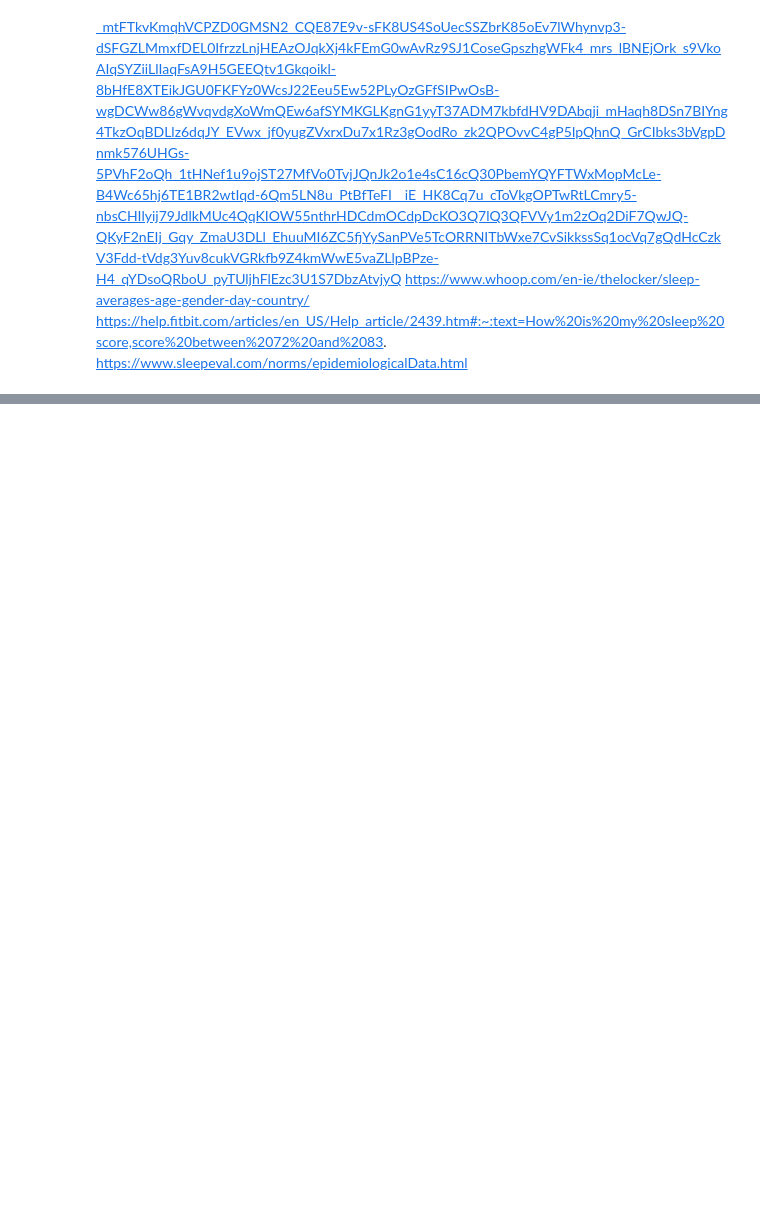
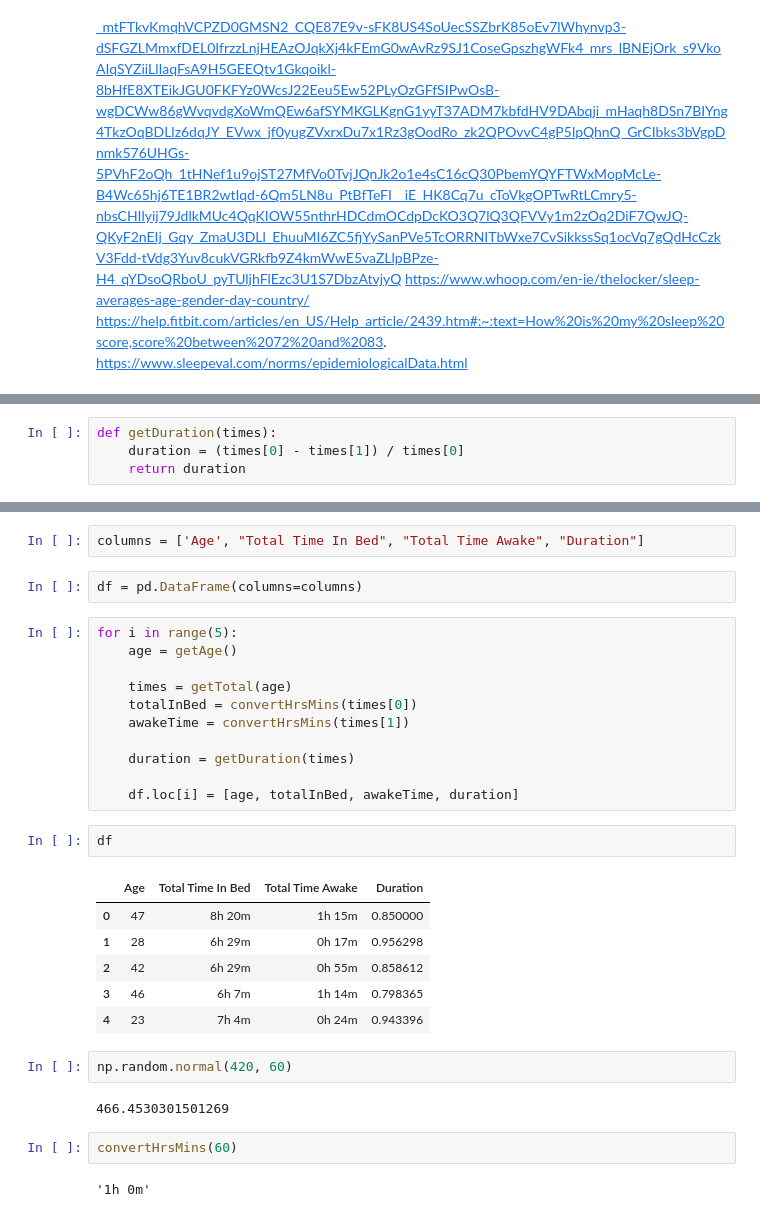
Before and after one commit to ShaneOG2/ProgrammingForDAp1, a Jupyter notebook: Simulation Notebook.ipynb, the cells around one changed output, grey strips where cells are left out. Saved outputs shown, nothing was run; the diff lists cells and outputs as text; blank space fills up the shorter version.

```diff
--- a/Simulation Notebook.ipynb
+++ b/Simulation Notebook.ipynb
@@ -209,0 +287,4 @@ https://www.sleepeval.com/norms/epidemiologicalData.html
+# %%
+def getDuration(times):
+    duration = (times[0] - times[1]) / times[0]
+    return duration
@@ -209,0 +310,32 @@ https://www.sleepeval.com/norms/epidemiologicalData.html
+# %%
+columns = ['Age', "Total Time In Bed", "Total Time Awake", "Duration"]
+# %%
+df = pd.DataFrame(columns=columns)
+# %%
+for i in range(5):
+    age = getAge()
+
+    times = getTotal(age)
+    totalInBed = convertHrsMins(times[0])
+    awakeTime = convertHrsMins(times[1])
+
+    duration = getDuration(times)
+
+    df.loc[i] = [age, totalInBed, awakeTime, duration]
+# %%
+df
+# %% [output]
+|  | Age | Total Time In Bed | Total Time Awake | Duration |
+| 0 | 47 | 8h 20m | 1h 15m | 0.850000 |
+| 1 | 28 | 6h 29m | 0h 17m | 0.956298 |
+| 2 | 42 | 6h 29m | 0h 55m | 0.858612 |
+| 3 | 46 | 6h 7m | 1h 14m | 0.798365 |
+| 4 | 23 | 7h 4m | 0h 24m | 0.943396 |
+# %%
+np.random.normal(420, 60)
+# %% [output]
+466.4530301501269
+# %%
+convertHrsMins(60)
+# %% [output]
+'1h 0m'
```
Also changed, not shown: parts of 16 cells of this notebook, 1 other file.
